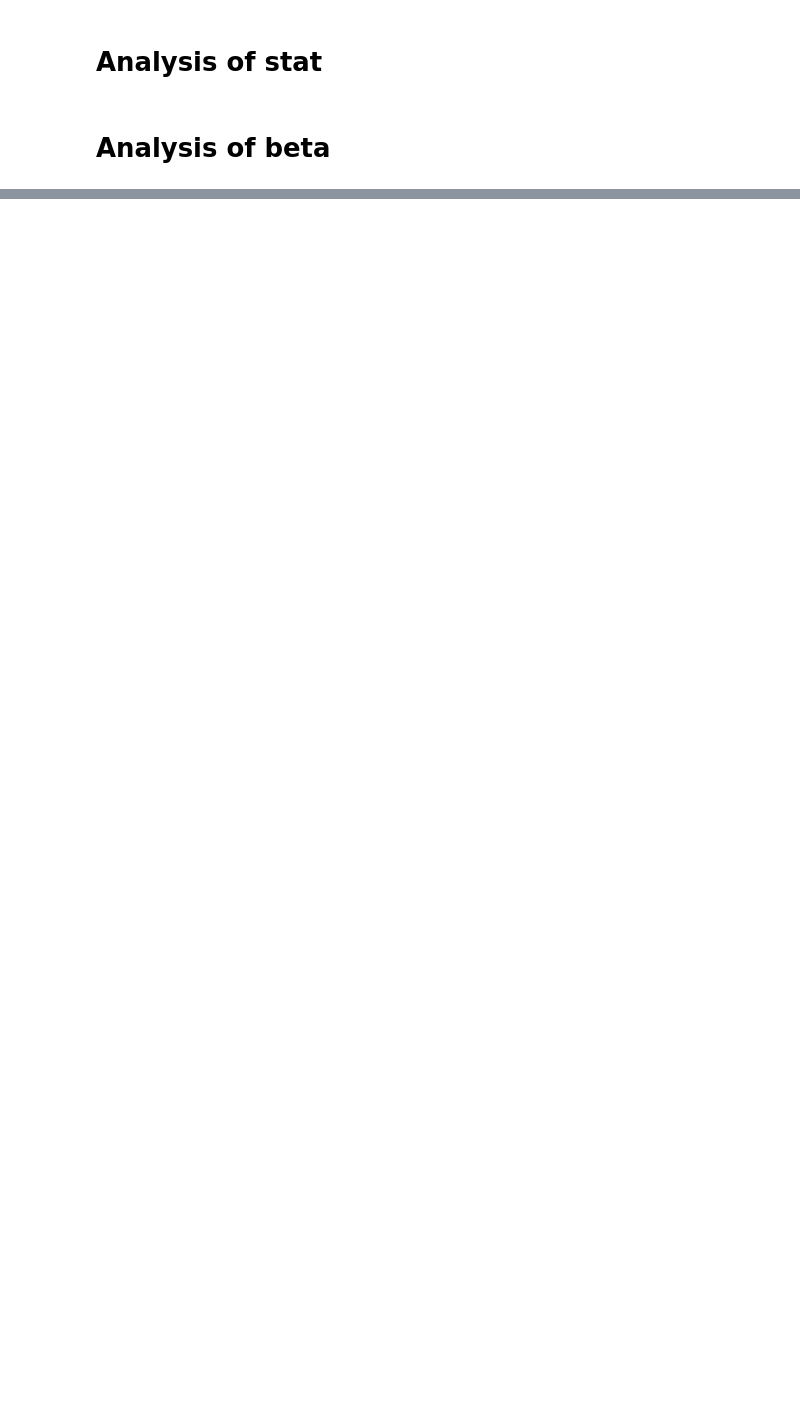
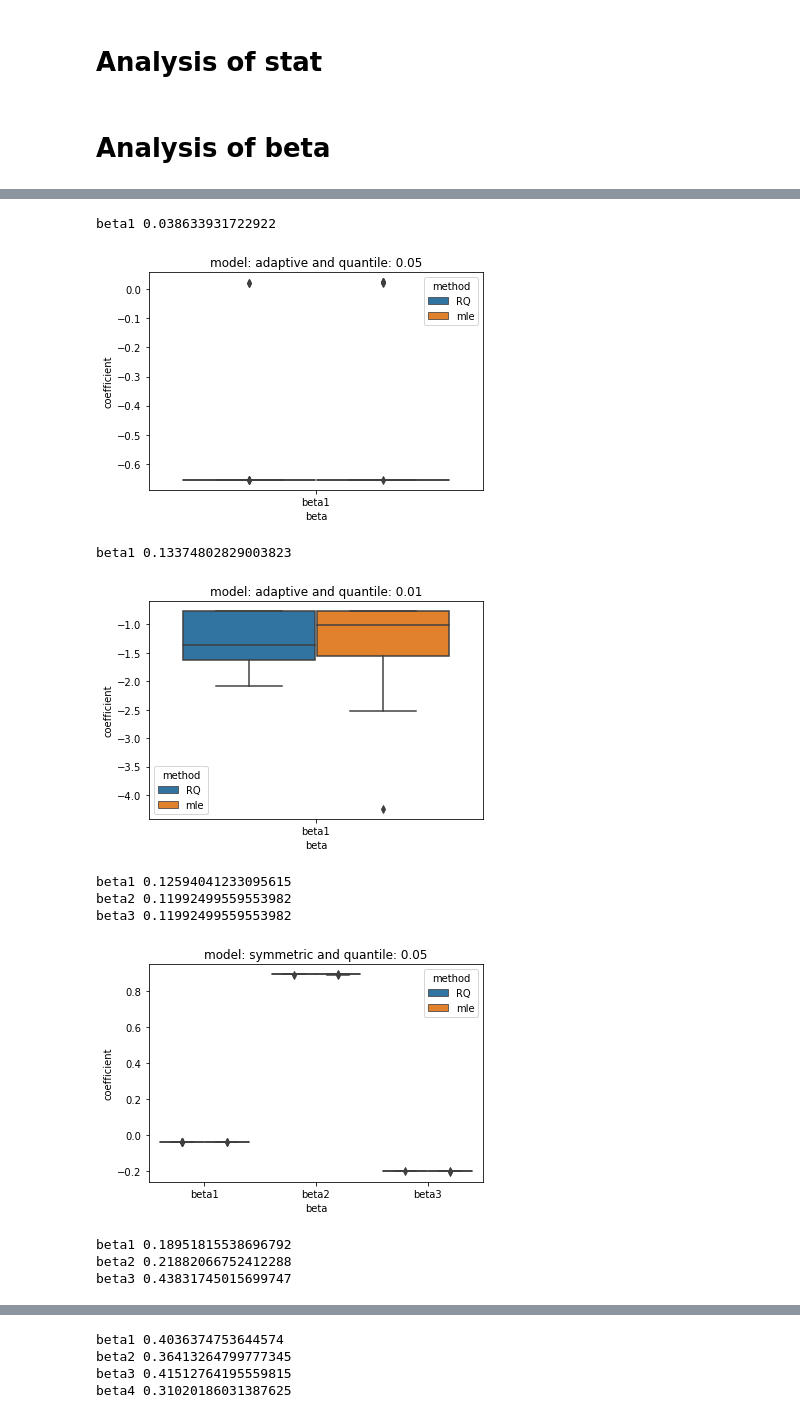
Before and after one commit to yatshunlee/CAViaR, a Jupyter notebook: notebook-experiment/random_seed_analysis_RQ_MLE.ipynb, the cells around one changed output, grey strips where cells are left out. Saved outputs shown, nothing was run; the diff lists cells and outputs as text; code cells hidden in the pictures; blank space fills up the shorter version.

```diff
--- a/notebook-experiment/random_seed_analysis_RQ_MLE.ipynb
+++ b/notebook-experiment/random_seed_analysis_RQ_MLE.ipynb
@@ -65,19 +79,31 @@ beta_df
 # %%
 for model in beta_df.model.unique():
     for q in beta_df['quantile'].unique():
         plt.figure()
         sns.boxplot(
             data=beta_df[(beta_df['model']==model)&(beta_df['quantile']==q)],
             x='beta',
             y='coefficient',
             hue='method'
         )
         cond1 = beta_df['quantile']==q
-        cond2 = beta_df['model']==mod
+        cond2 = beta_df['model']==model
         plt.title(f'model: {model} and quantile: {q}')
         for beta in beta_df[beta_df['model']==model].beta.unique():
             cond3 = beta_df['beta']==beta
             x = beta_df[(beta_df['method']=='mle')&cond1&cond2&cond3]['coefficient']
             y = beta_df[(beta_df['method']=='RQ')&cond1&cond2&cond3]['coefficient']
             print(beta, mannwhitneyu(x, y)[1])
         plt.show()
+# %% [output]
+beta1 0.038633931722922
+[figure, added]
+beta1 0.13374802829003823
+[figure, added]
+beta1 0.12594041233095615
+beta2 0.11992499559553982
+beta3 0.11992499559553982
+[figure, added]
+beta1 0.18951815538696792
+beta2 0.21882066752412288
+beta3 0.43831745015699747
@@ -83,0 +111,4 @@ for model in beta_df.model.unique():
+beta1 0.4036374753644574
+beta2 0.36413264799777345
+beta3 0.41512764195559815
+beta4 0.31020186031387625
```
Also changed, not shown: parts of 2 cells of this notebook, 30 other files.
